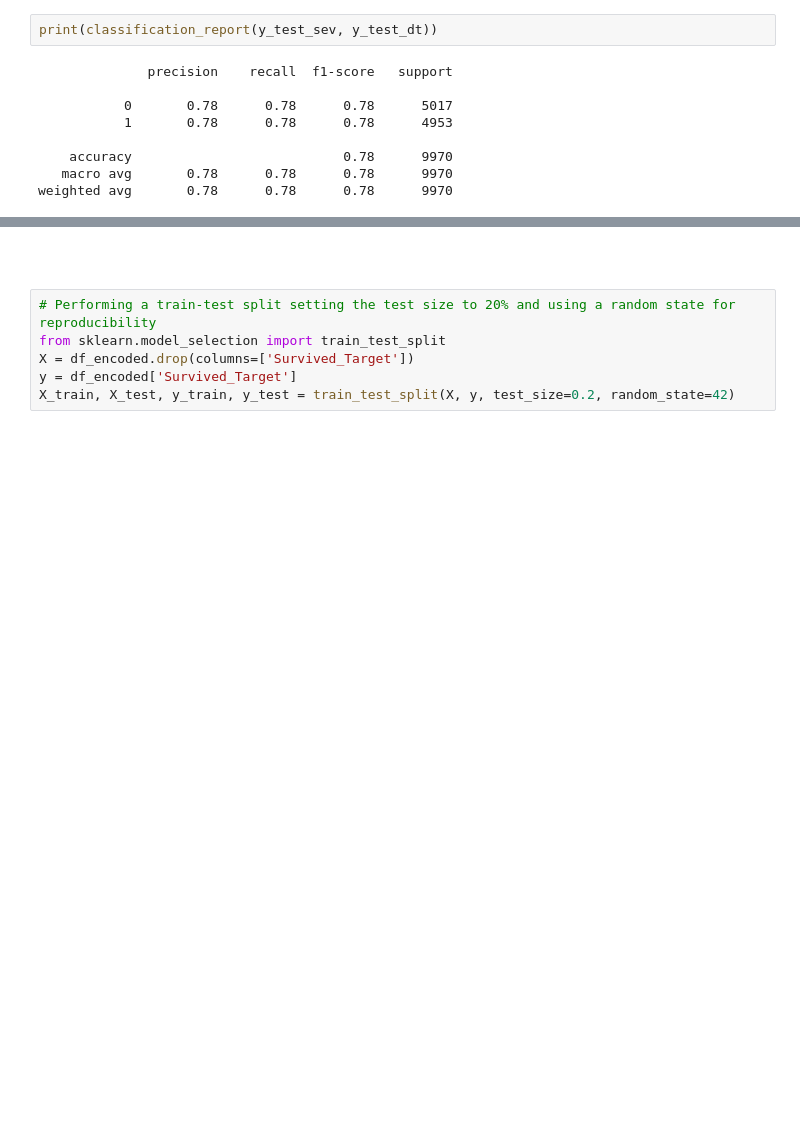
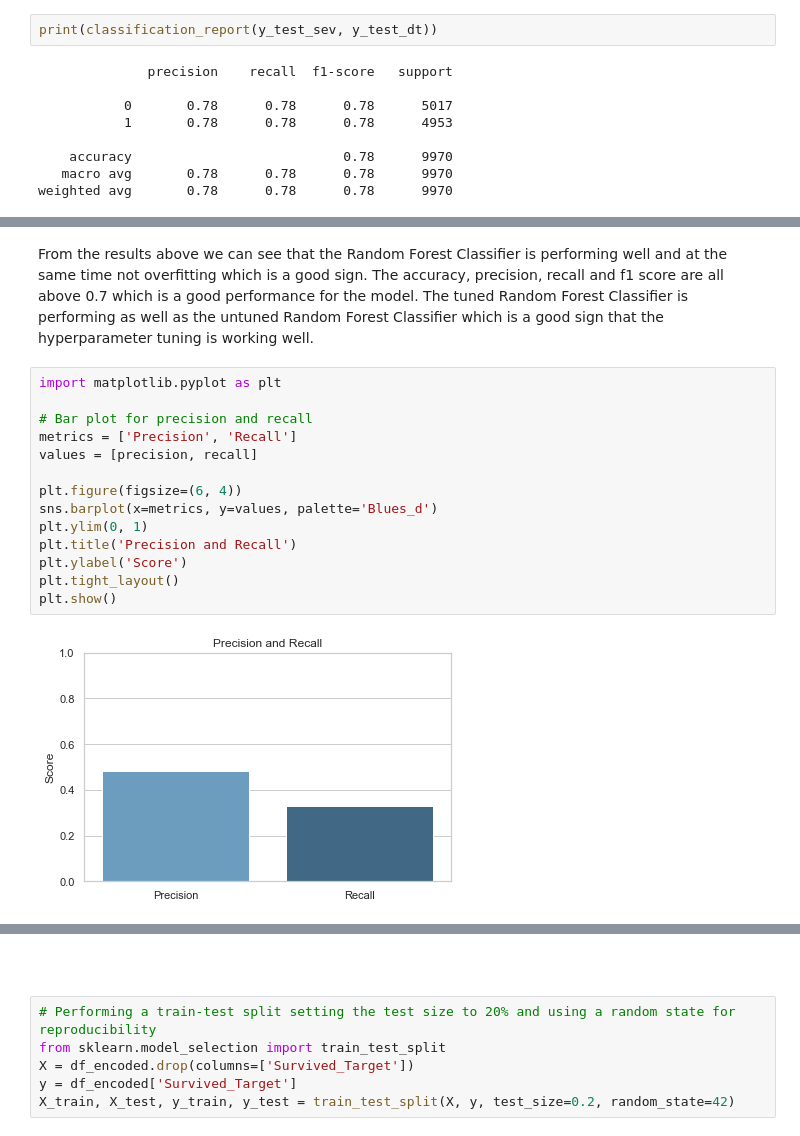
Before and after one commit to Lyster-01/phase3project, a Jupyter notebook: student.ipynb, the cells around one changed output, grey strips where cells are left out. Cells and saved outputs as stored; diff of their text form; blank space fills up the shorter version.

```diff
--- a/student.ipynb
+++ b/student.ipynb
@@ -660,0 +858,18 @@ weighted avg       0.78      0.78      0.78      9970
+# %% [markdown]
+From the results above we can see that the Random Forest Classifier is performing well and at the same time not overfitting which is a good sign. The accuracy, precision, recall and f1 score are all above 0.7 which is a good performance for the model. The tuned Random Forest Classifier is performing as well as  the untuned Random Forest Classifier which is a good sign that the hyperparameter tuning is working well.
+# %%
+import matplotlib.pyplot as plt
+
+# Bar plot for precision and recall
+metrics = ['Precision', 'Recall']
+values = [precision, recall]
+
+plt.figure(figsize=(6, 4))
+sns.barplot(x=metrics, y=values, palette='Blues_d')
+plt.ylim(0, 1)
+plt.title('Precision and Recall')
+plt.ylabel('Score')
+plt.tight_layout()
+plt.show()
+# %% [output]
+[figure, added]
```
Also changed, not shown: parts of 14 cells of this notebook.
